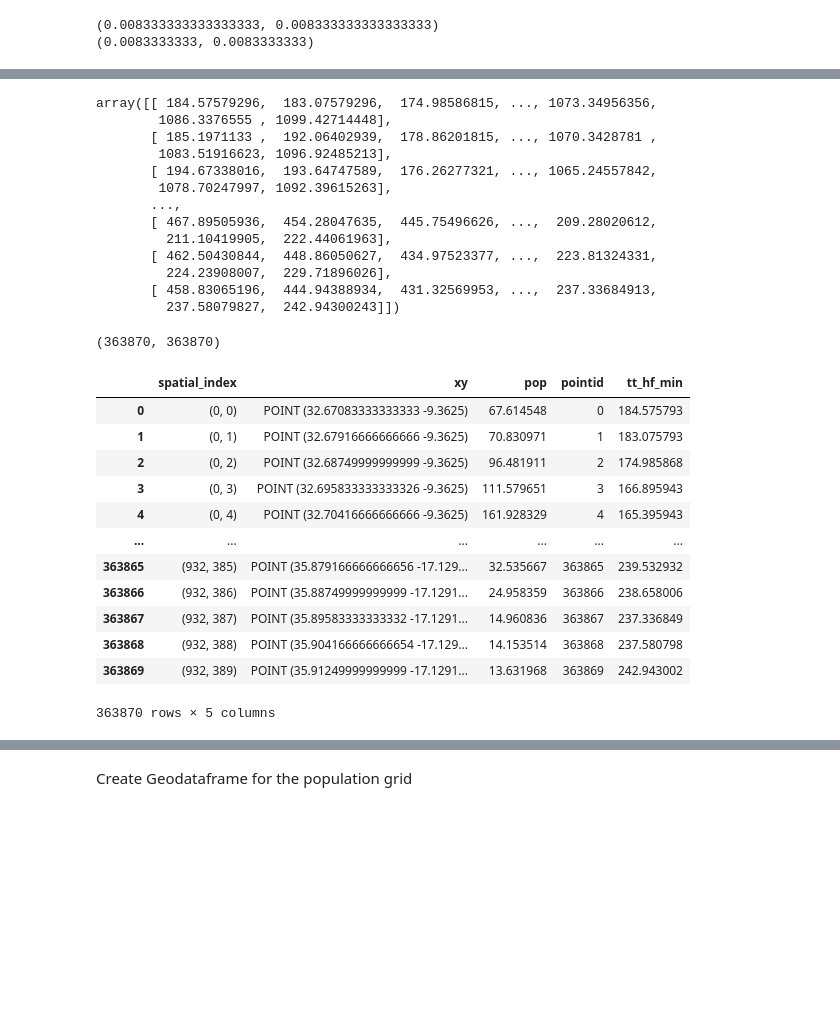
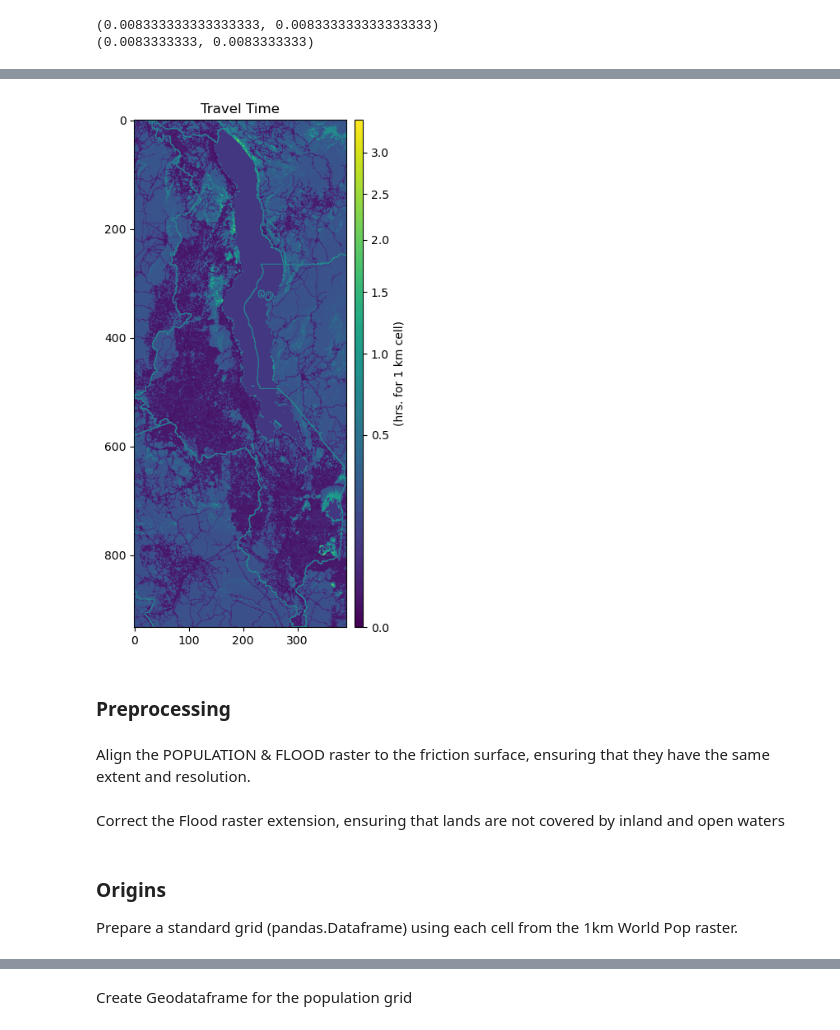
Before and after one commit to worldbank/Health-Access-Metrics, a Jupyter notebook: notebooks/HF_Access_raster_flood.ipynb, the cells around one changed output, grey strips where cells are left out. Drawn from its saved outputs; the diff is of its cells as text; code cells hidden in the pictures; blank space fills up the shorter version.

```diff
--- a/notebooks/HF_Access_raster_flood.ipynb
+++ b/notebooks/HF_Access_raster_flood.ipynb
@@ -435,38 +248,0 @@ Calculate the travel time from each grid-cell to the nearest destination
-# %%
-res = ma.calculate_travel_time(travel_surf, mcp, geodf_hf)[0]
-res
-# %% [output]
-array([[ 184.57579296,  183.07579296,  174.98586815, ..., 1073.34956356,
-        1086.3376555 , 1099.42714448],
-       [ 185.1971133 ,  192.06402939,  178.86201815, ..., 1070.3428781 ,
-        1083.51916623, 1096.92485213],
-       [ 194.67338016,  193.64747589,  176.26277321, ..., 1065.24557842,
-        1078.70247997, 1092.39615263],
-       ...,
-       [ 467.89505936,  454.28047635,  445.75496626, ...,  209.28020612,
-         211.10419905,  222.44061963],
-       [ 462.50430844,  448.86050627,  434.97523377, ...,  223.81324331,
-         224.23908007,  229.71896026],
-       [ 458.83065196,  444.94388934,  431.32569953, ...,  237.33684913,
-         237.58079827,  242.94300243]])
-# %%
-len(res.flatten()), len(res_df)
-# %% [output]
-(363870, 363870)
-# %%
-res_df.loc[:, 'tt_hf_min'] = res.flatten()
-res_df
-# %% [output]
-|  | spatial_index | xy | pop | pointid | tt_hf_min |
-| 0 | (0, 0) | POINT (32.67083333333333 -9.3625) | 67.614548 | 0 | 184.575793 |
-| 1 | (0, 1) | POINT (32.67916666666666 -9.3625) | 70.830971 | 1 | 183.075793 |
-| 2 | (0, 2) | POINT (32.68749999999999 -9.3625) | 96.481911 | 2 | 174.985868 |
-| 3 | (0, 3) | POINT (32.695833333333326 -9.3625) | 111.579651 | 3 | 166.895943 |
-| 4 | (0, 4) | POINT (32.70416666666666 -9.3625) | 161.928329 | 4 | 165.395943 |
-| ... | ... | ... | ... | ... | ... |
-| 363865 | (932, 385) | POINT (35.879166666666656 -17.129... | 32.535667 | 363865 | 239.532932 |
-| 363866 | (932, 386) | POINT (35.88749999999999 -17.1291... | 24.958359 | 363866 | 238.658006 |
-| 363867 | (932, 387) | POINT (35.89583333333332 -17.1291... | 14.960836 | 363867 | 237.336849 |
-| 363868 | (932, 388) | POINT (35.904166666666654 -17.129... | 14.153514 | 363868 | 237.580798 |
-| 363869 | (932, 389) | POINT (35.91249999999999 -17.1291... | 13.631968 | 363869 | 242.943002 |
-363870 rows × 5 columns
@@ -478,0 +249,15 @@ res_df.loc[:,'xy'] = res_df.loc[:,'xy'].apply(lambda x: Point(x))
+# %%
+fig, ax = plt.subplots(figsize=(6,8))
+ax.set_title("Travel Time", fontsize=12, horizontalalignment='center')
+im = ax.imshow(travel_surf.read(1)*1000/60, norm=colors.PowerNorm(gamma=0.5), cmap='viridis')
+divider = make_axes_locatable(ax)
+cax = divider.append_axes('right', size="4%", pad=0.1)
+cb = fig.colorbar(im, cax=cax, orientation='vertical')
+cb.set_label("(hrs. for 1 km cell)")
+# %% [output]
+[figure, added]
+# %% [markdown]
+### Preprocessing
+# %% [markdown]
+
+Align the POPULATION & FLOOD raster to the friction surface, ensuring that they have the same extent and resolution.
@@ -478,0 +283,2 @@ res_df.loc[:,'xy'] = res_df.loc[:,'xy'].apply(lambda x: Point(x))
+# %% [markdown]
+Correct the Flood raster extension, ensuring that lands are not covered by inland and open waters
@@ -478,0 +330,4 @@ res_df.loc[:,'xy'] = res_df.loc[:,'xy'].apply(lambda x: Point(x))
+# %% [markdown]
+### Origins
+
+Prepare a standard grid (pandas.Dataframe) using each cell from the 1km World Pop raster.
```
Also changed, not shown: parts of 141 cells of this notebook, 5 other files.
